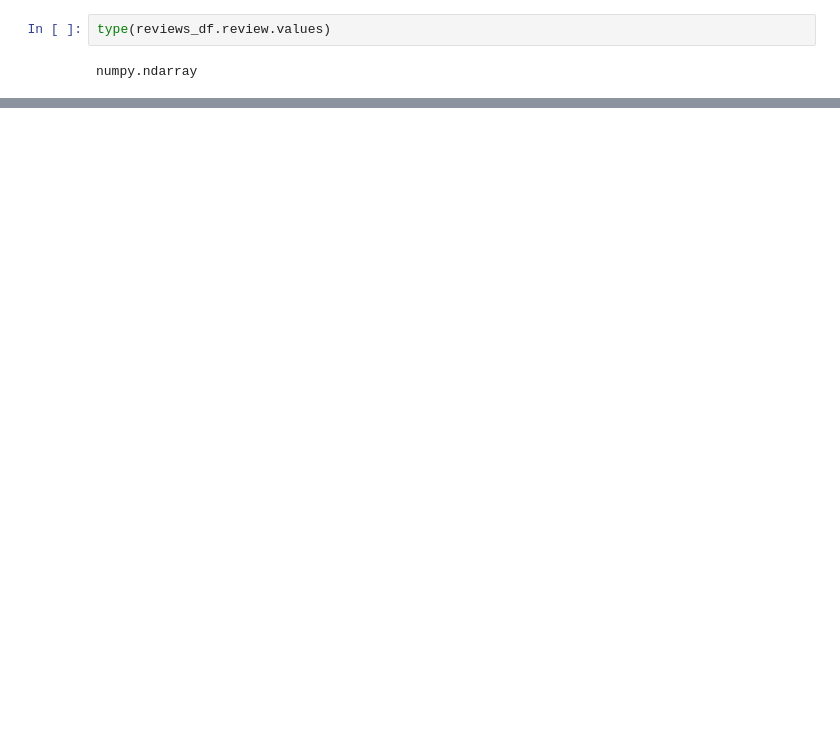
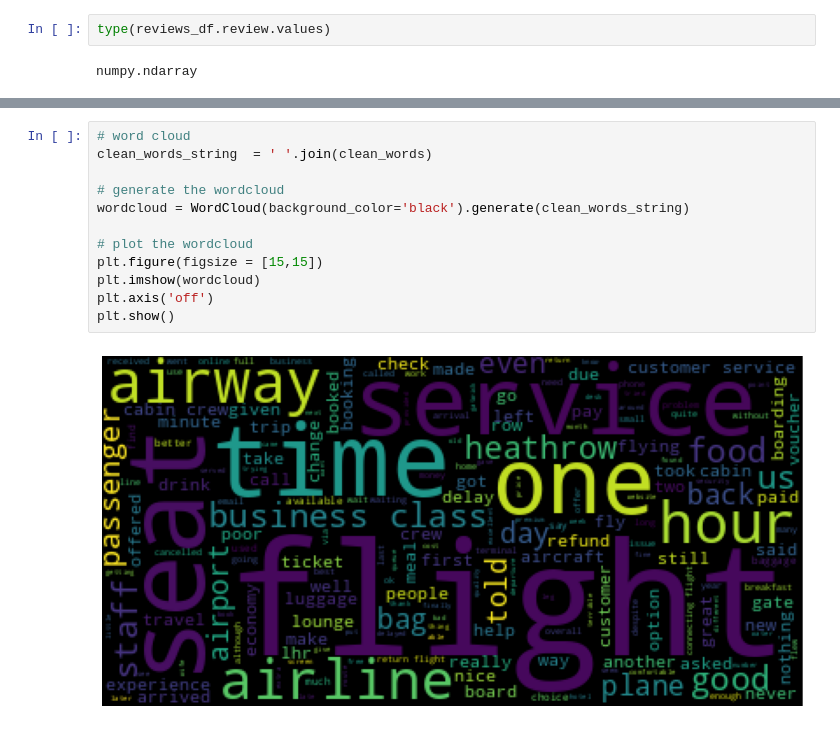
Before and after one commit to Oluwajuwon-O/sentiment_analysis, a Jupyter notebook: getting_started.ipynb, the cells around one changed output, grey strips where cells are left out. Drawn from its saved outputs; the diff is of its cells as text; blank space fills up the shorter version.

```diff
--- a/getting_started.ipynb
+++ b/getting_started.ipynb
@@ -192,0 +275,14 @@ ValueError: text input must be of type `str` (single example), `List[str]` (batc
+# %%
+# word cloud
+clean_words_string  = ' '.join(clean_words)
+
+# generate the wordcloud
+wordcloud = WordCloud(background_color='black').generate(clean_words_string)
+
+# plot the wordcloud
+plt.figure(figsize = [15,15])
+plt.imshow(wordcloud)
+plt.axis('off')
+plt.show()
+# %% [output]
+[figure, added]
```
Also changed, not shown: parts of 28 cells of this notebook.
